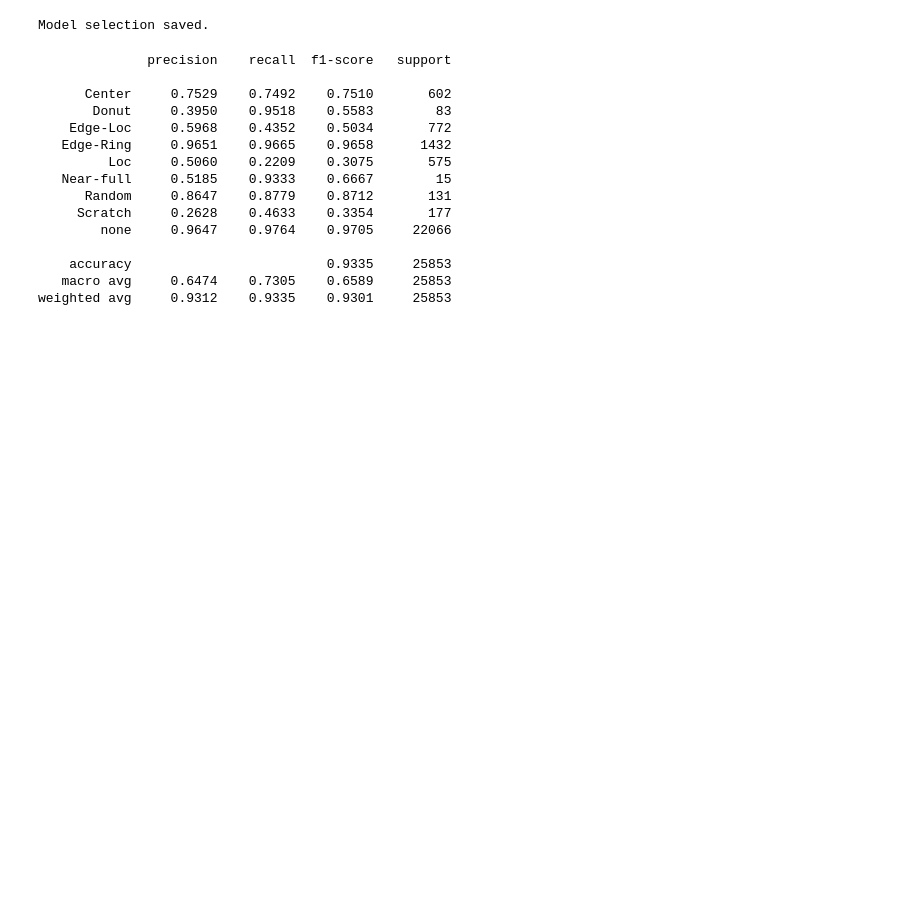
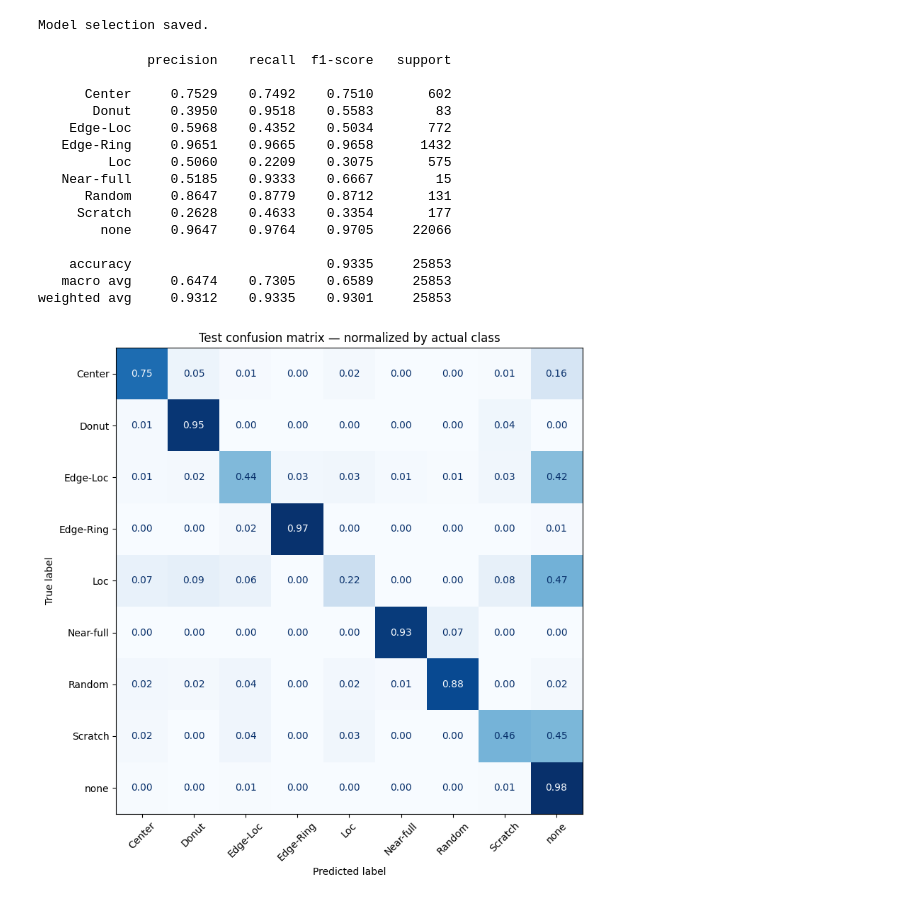
Before and after one commit to DTeklehaymanot/wafer_defect_classification, a Jupyter notebook: wafer_defect_classification.ipynb, the cells around one changed output. Cells and saved outputs as stored; diff of their text form; code cells hidden in the pictures; blank space fills up the shorter version.

Commit message:
Add test confusion matrix and document classification limitations

```diff
--- a/wafer_defect_classification.ipynb
+++ b/wafer_defect_classification.ipynb
@@ -2041,3 +2041,60 @@ with open(evaluation_folder / "test_report.json", "w") as file:
     accuracy                         0.9335     25853
    macro avg     0.6474    0.7305    0.6589     25853
 weighted avg     0.9312    0.9335    0.9301     25853
+# %%
+from sklearn.metrics import confusion_matrix, ConfusionMatrixDisplay
+
+class_ids = list(range(len(class_order)))
+
+# Raw counts: how many wafers fall into each actual/predicted pair.
+cm_counts = confusion_matrix(
+    test_true,
+    test_pred,
+    labels=class_ids
+)
+
+# Normalize each row to show proportions within each actual class.
+cm_normalized = confusion_matrix(
+    test_true,
+    test_pred,
+    labels=class_ids,
+    normalize="true"
+)
+
+fig, ax = plt.subplots(figsize=(10, 8))
+
+display = ConfusionMatrixDisplay(
+    confusion_matrix=cm_normalized,
+    display_labels=class_order
+)
+
+display.plot(
+    ax=ax,
+    cmap="Blues",
+    values_format=".2f",
+    xticks_rotation=45,
+    colorbar=False
+)
+
+ax.set_title("Test confusion matrix — normalized by actual class")
+plt.tight_layout()
+
+fig.savefig(
+    evaluation_folder / "test_confusion_matrix.png",
+    dpi=200,
+    bbox_inches="tight"
+)
+
+# Save exact counts alongside the figure.
+pd.DataFrame(
+    cm_counts,
+    index=class_order,
+    columns=class_order
+).to_csv(
+    evaluation_folder / "test_confusion_matrix_counts.csv",
+    index_label="actual_class"
+)
+
+plt.show()
+# %% [output]
+[figure, added]
```
